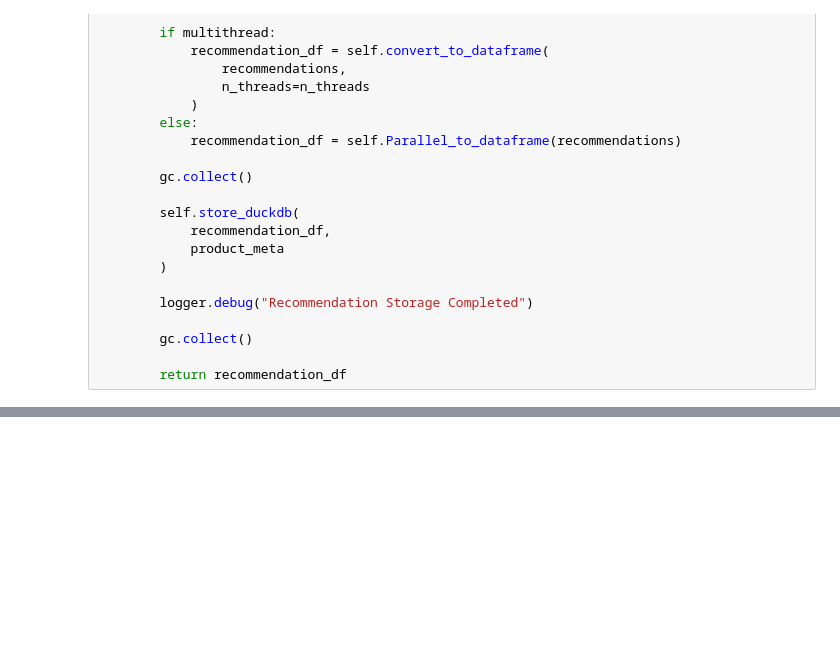
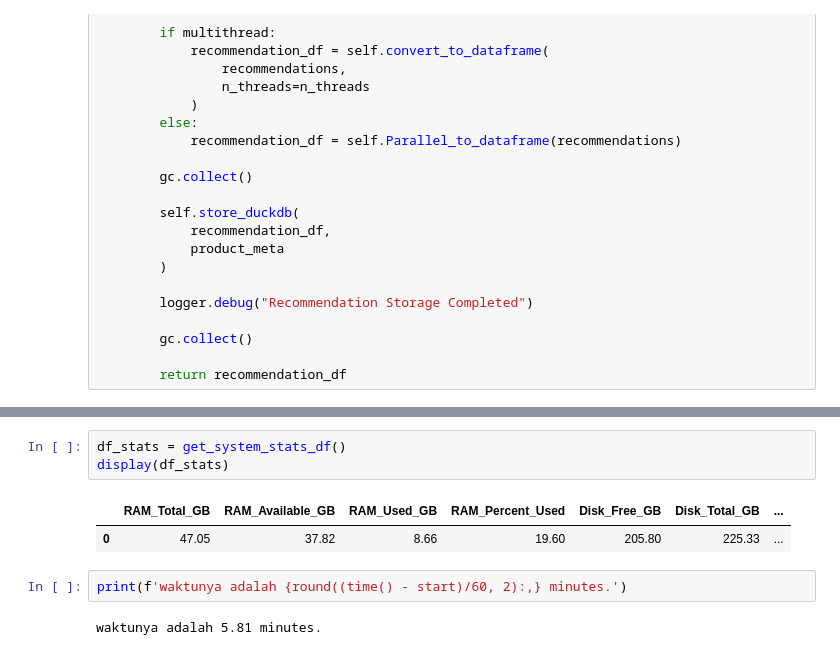
Before and after one commit to masterofray/cooprec_ml-analytics, a Jupyter notebook: notebooks/RC06_Modelling_ItemBased_Filtering.ipynb, the cells around one changed output, grey strips where cells are left out. Cells and saved outputs as stored; diff of their text form; blank space fills up the shorter version.

```diff
--- a/notebooks/RC06_Modelling_ItemBased_Filtering.ipynb
+++ b/notebooks/RC06_Modelling_ItemBased_Filtering.ipynb
@@ -2465,0 +2538,10 @@ recommendation_df = storage(
+# %%
+df_stats = get_system_stats_df()
+display(df_stats)
+# %% [output]
+|  | RAM_Total_GB | RAM_Available_GB | RAM_Used_GB | RAM_Percent_Used | Disk_Free_GB | Disk_Total_GB | ... |
+| 0 | 47.05 | 37.82 | 8.66 | 19.60 | 205.80 | 225.33 | ... |
+# %%
+print(f'waktunya adalah {round((time() - start)/60, 2):,} minutes.')
+# %% [output]
+waktunya adalah 5.81 minutes.
```
Also changed, not shown: parts of 21 cells of this notebook, 4 other files.
